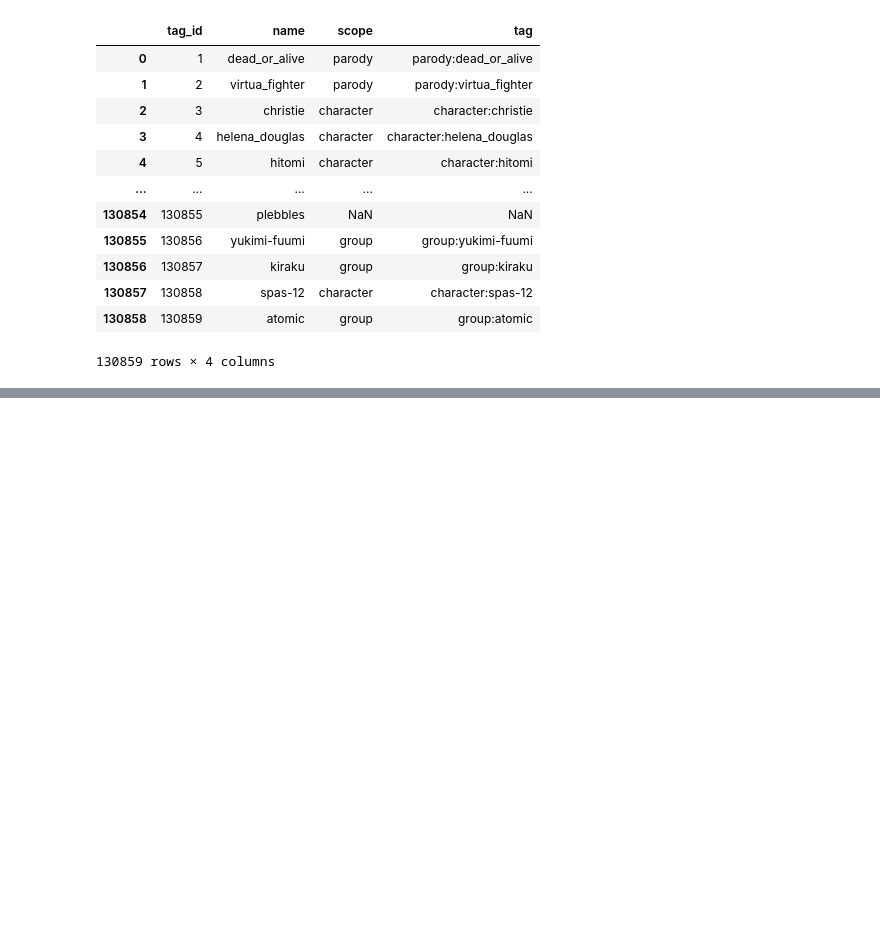
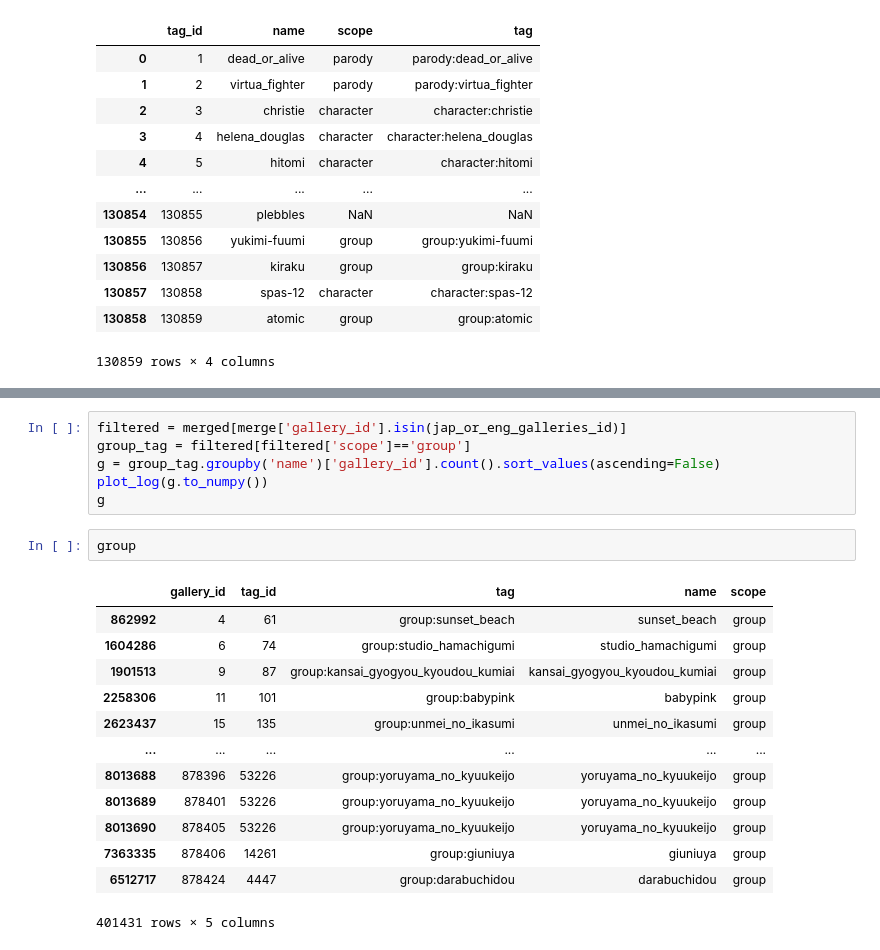
Before and after one commit to stokyv/sadpanda, a Jupyter notebook: sadpanda.ipynb, the cells around one changed output, grey strips where cells are left out. Cells and saved outputs as stored; diff of their text form; blank space fills up the shorter version.

```diff
--- a/sadpanda.ipynb
+++ b/sadpanda.ipynb
@@ -327,0 +430,22 @@ Name: gallery_id, dtype: int64
+# %%
+filtered = merged[merge['gallery_id'].isin(jap_or_eng_galleries_id)]
+group_tag = filtered[filtered['scope']=='group']
+g = group_tag.groupby('name')['gallery_id'].count().sort_values(ascending=False)
+plot_log(g.to_numpy())
+g
+# %%
+group
+# %% [output]
+|  | gallery_id | tag_id | tag | name | scope |
+| 862992 | 4 | 61 | group:sunset_beach | sunset_beach | group |
+| 1604286 | 6 | 74 | group:studio_hamachigumi | studio_hamachigumi | group |
+| 1901513 | 9 | 87 | group:kansai_gyogyou_kyoudou_kumiai | kansai_gyogyou_kyoudou_kumiai | group |
+| 2258306 | 11 | 101 | group:babypink | babypink | group |
+| 2623437 | 15 | 135 | group:unmei_no_ikasumi | unmei_no_ikasumi | group |
+| ... | ... | ... | ... | ... | ... |
+| 8013688 | 878396 | 53226 | group:yoruyama_no_kyuukeijo | yoruyama_no_kyuukeijo | group |
+| 8013689 | 878401 | 53226 | group:yoruyama_no_kyuukeijo | yoruyama_no_kyuukeijo | group |
+| 8013690 | 878405 | 53226 | group:yoruyama_no_kyuukeijo | yoruyama_no_kyuukeijo | group |
+| 7363335 | 878406 | 14261 | group:giuniuya | giuniuya | group |
+| 6512717 | 878424 | 4447 | group:darabuchidou | darabuchidou | group |
+401431 rows × 5 columns
```
Also changed, not shown: parts of 12 cells of this notebook.
